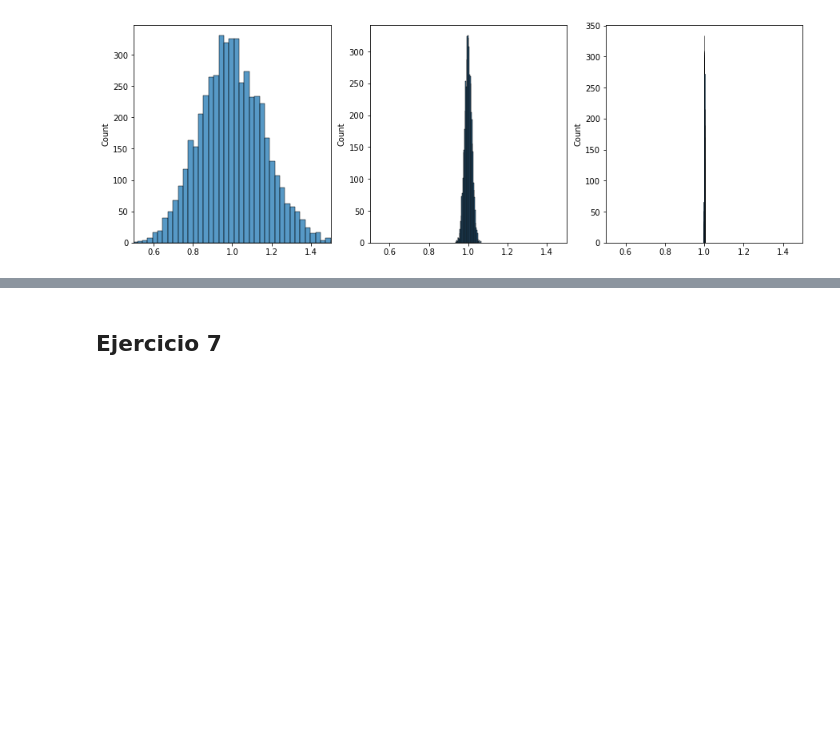
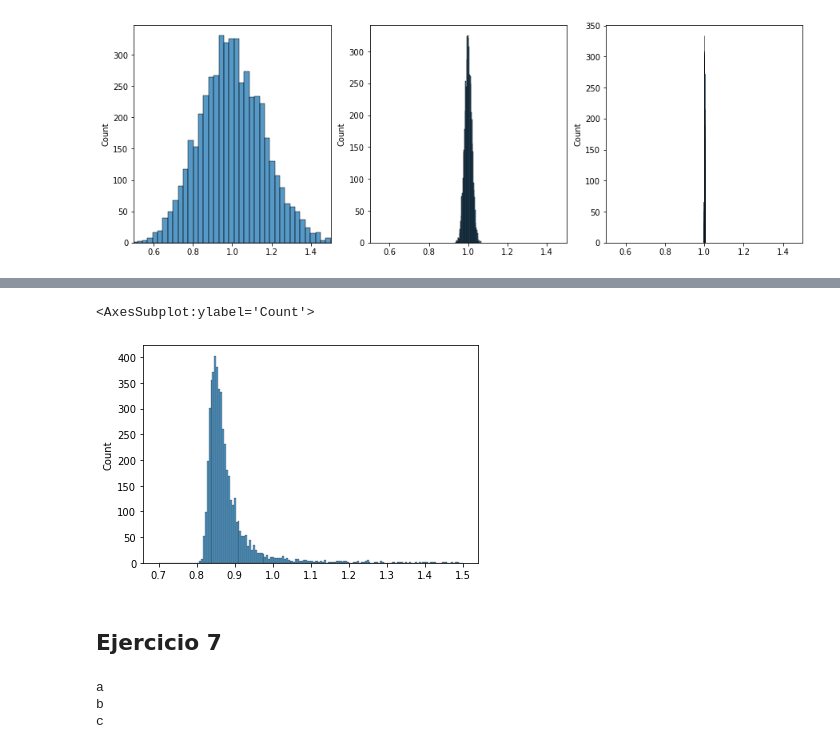
Before and after one commit to Ludvins/Practicas_CN, a Jupyter notebook: Ejercicios MonteCarlo.ipynb, the cells around one changed output, grey strips where cells are left out. Drawn from its saved outputs; the diff is of its cells as text; code cells hidden in the pictures; blank space fills up the shorter version.

```diff
--- a/Ejercicios MonteCarlo.ipynb
+++ b/Ejercicios MonteCarlo.ipynb
@@ -364,2 +369,13 @@ plt.show()
+# %%
+norm_const = integrate.quad(cauchy.pdf, -50, 50)[0]
+norm_const
+f = lambda x: cauchy.pdf(x)/norm_const
+
+means = [importance_sampling(f, lambda x: norm.rvs(0,1,x), lambda x:norm.pdf(x), samples=5000) for _ in range(5000)]
+# %%
+sns.histplot(means, binrange=(0.7, 1.5))
+# %% [output]
+<AxesSubplot:ylabel='Count'>
+[figure, added]
 # %% [markdown]
 ## Ejercicio 7
@@ -366,5 +385,10 @@ plt.show()
 # %%
-samples = 20000
+samples = 2000
 offset = 20
-f =
-media, ic = importance_sampling(f, generative, density, samples=samples + offset, alpha=0.005, offset=offset)
+f = lambda x: norm.pdf(x)
+
+media, ic = importance_sampling_cum(f, generative = g, density = d, samples = samples, alpha = 0.005, offset = 30)
+# %% [output]
+a
+b
+c
```
Also changed, not shown: parts of 6 cells of this notebook.
